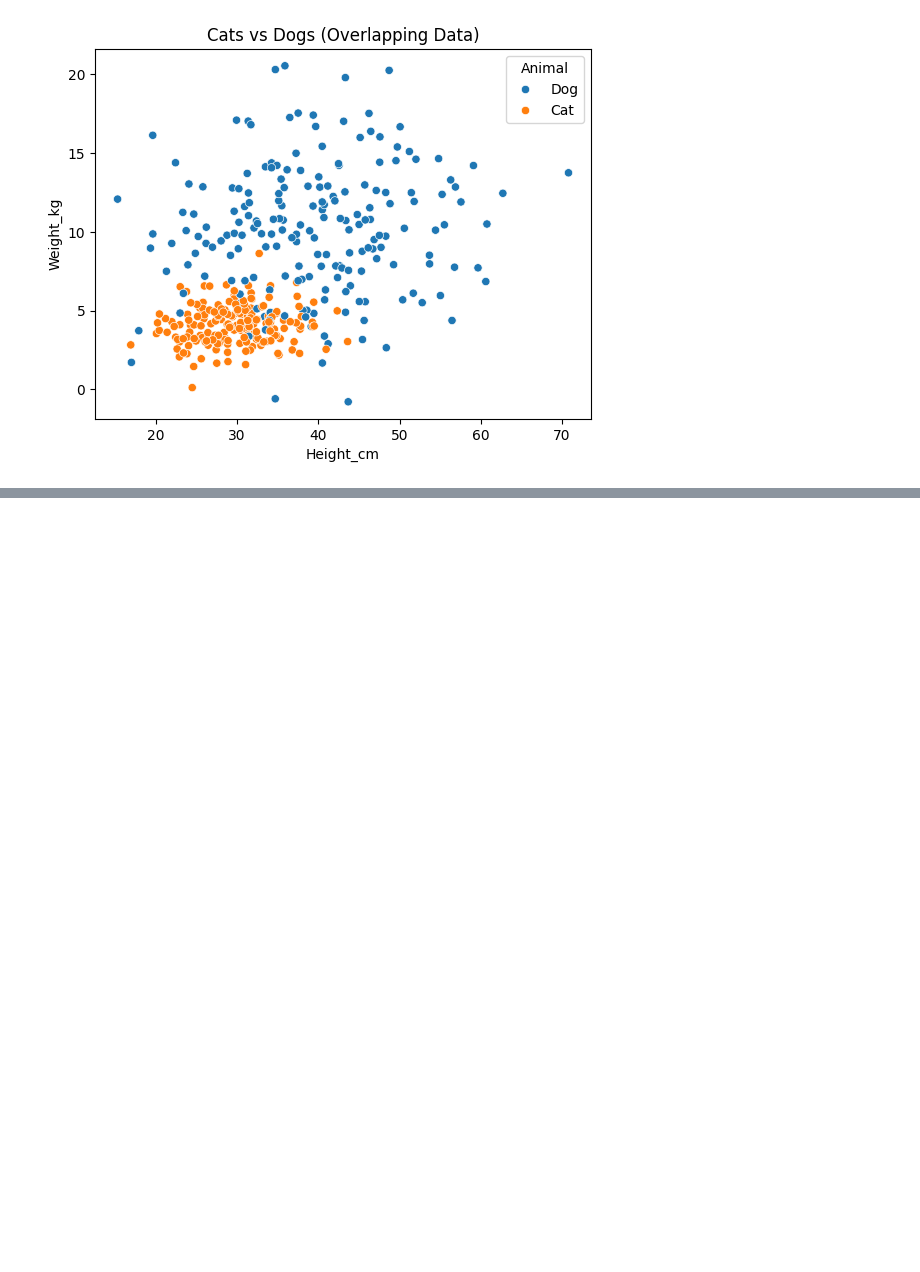
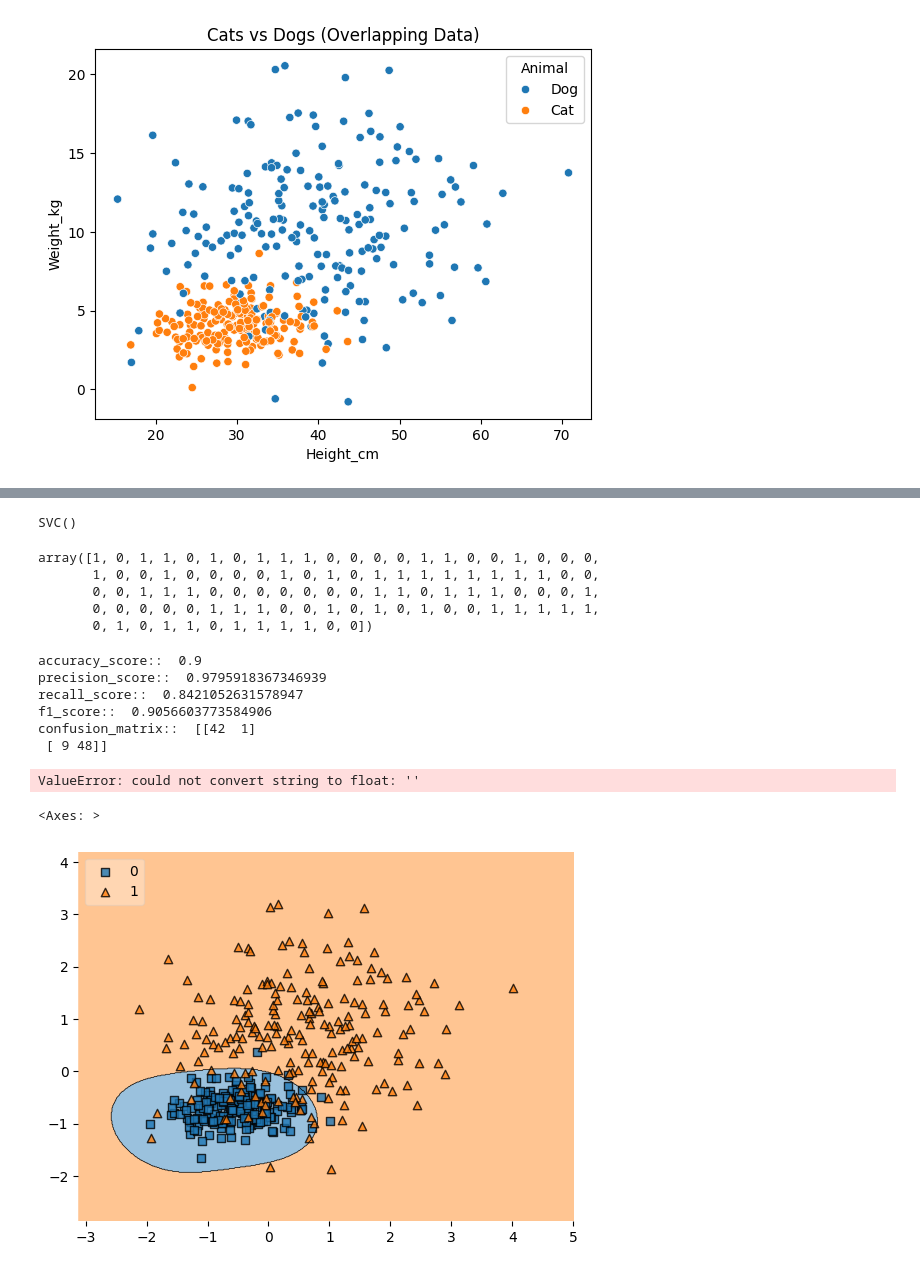
Before and after one commit to jxsrma/NSTI-Indore-25-26, a Jupyter notebook: ML/SVM_CAT_DOG.ipynb, the cells around one changed output, grey strips where cells are left out. Saved outputs shown, nothing was run; the diff lists cells and outputs as text; code cells hidden in the pictures; blank space fills up the shorter version.

```diff
--- a/ML/SVM_CAT_DOG.ipynb
+++ b/ML/SVM_CAT_DOG.ipynb
@@ -13,0 +34,5 @@ plt.show()
+# %%
+from sklearn.preprocessing import LabelEncoder
+LE = LabelEncoder()
+y = LE.fit_transform(y)
+y
@@ -13,0 +59,7 @@ plt.show()
+# %%
+from sklearn.preprocessing import StandardScaler
+ss = StandardScaler()
+
+X = ss.fit_transform(X)
+X = pd.DataFrame(X,columns=["H","W"])
+X
@@ -13,0 +80,50 @@ plt.show()
+# %%
+from sklearn.model_selection import train_test_split
+x_train, x_test, y_train, y_test = train_test_split(X,y)
+# %%
+from sklearn.svm import SVC
+model = SVC()
+model.fit(x_train,y_train)
+# %% [output]
+SVC()
+# %%
+y_pred = model.predict(x_test)
+y_pred
+# %% [output]
+array([1, 0, 1, 1, 0, 1, 0, 1, 1, 1, 0, 0, 0, 0, 1, 1, 0, 0, 1, 0, 0, 0,
+       1, 0, 0, 1, 0, 0, 0, 0, 1, 0, 1, 0, 1, 1, 1, 1, 1, 1, 1, 1, 0, 0,
+       0, 0, 1, 1, 1, 0, 0, 0, 0, 0, 0, 0, 1, 1, 0, 1, 1, 1, 0, 0, 0, 1,
+       0, 0, 0, 0, 0, 1, 1, 1, 0, 0, 1, 0, 1, 0, 1, 0, 0, 1, 1, 1, 1, 1,
+       0, 1, 0, 1, 1, 0, 1, 1, 1, 1, 0, 0])
+# %%
+from sklearn.metrics import accuracy_score, precision_score,recall_score,f1_score,confusion_matrix
+print("accuracy_score:: ",accuracy_score(y_test,y_pred))
+print("precision_score:: ",precision_score(y_test,y_pred))
+print("recall_score:: ",recall_score(y_test,y_pred))
+print("f1_score:: ",f1_score(y_test,y_pred))
+print("confusion_matrix:: ",confusion_matrix(y_test,y_pred))
+# %% [output]
+accuracy_score::  0.9
+precision_score::  0.9795918367346939
+recall_score::  0.8421052631578947
+f1_score::  0.9056603773584906
+confusion_matrix::  [[42  1]
+ [ 9 48]]
+# %%
+height = float(input("Enter Height"))
+weight = float(input("Enter Weight"))
+
+values = ss.transform([[height,weight]])
+values
+if model.predict(values)[0] == 0:
+    print("Cat")
+else:
+    print("Dog")
+# %% [output]
+ValueError: could not convert string to float: ''
+# %%
+from mlxtend.plotting import plot_decision_regions
+plot_decision_regions(X.to_numpy(), y, clf=model, legend=2)
+# %% [output]
+<Axes: >
+[figure, added]
```
Also changed, not shown: parts of 4 cells of this notebook, 1 other file.
